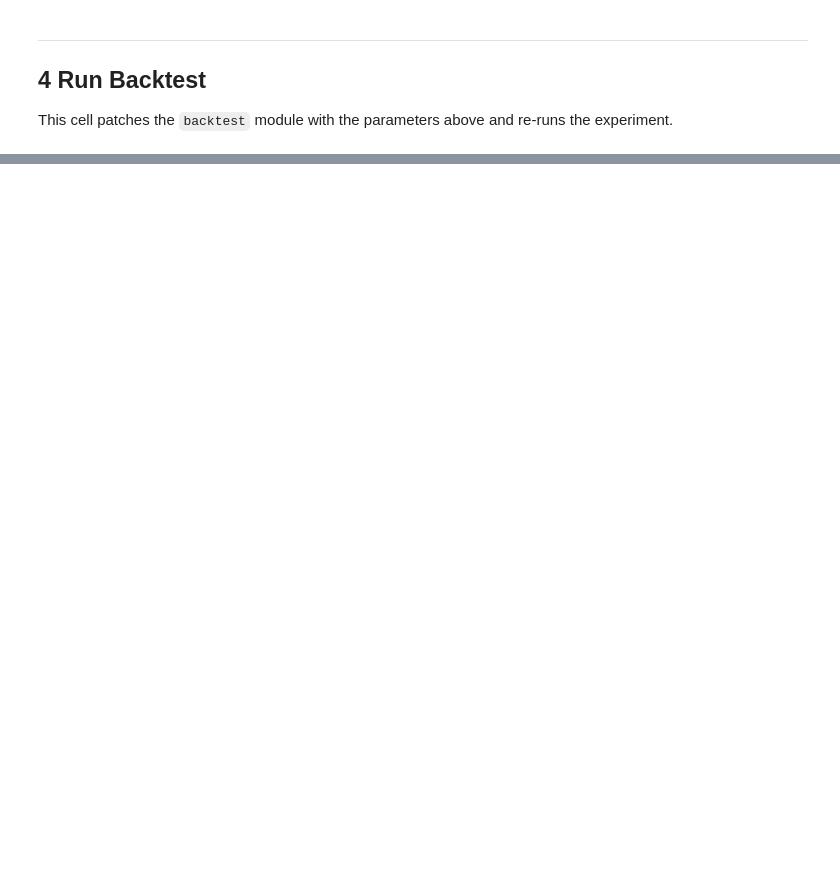
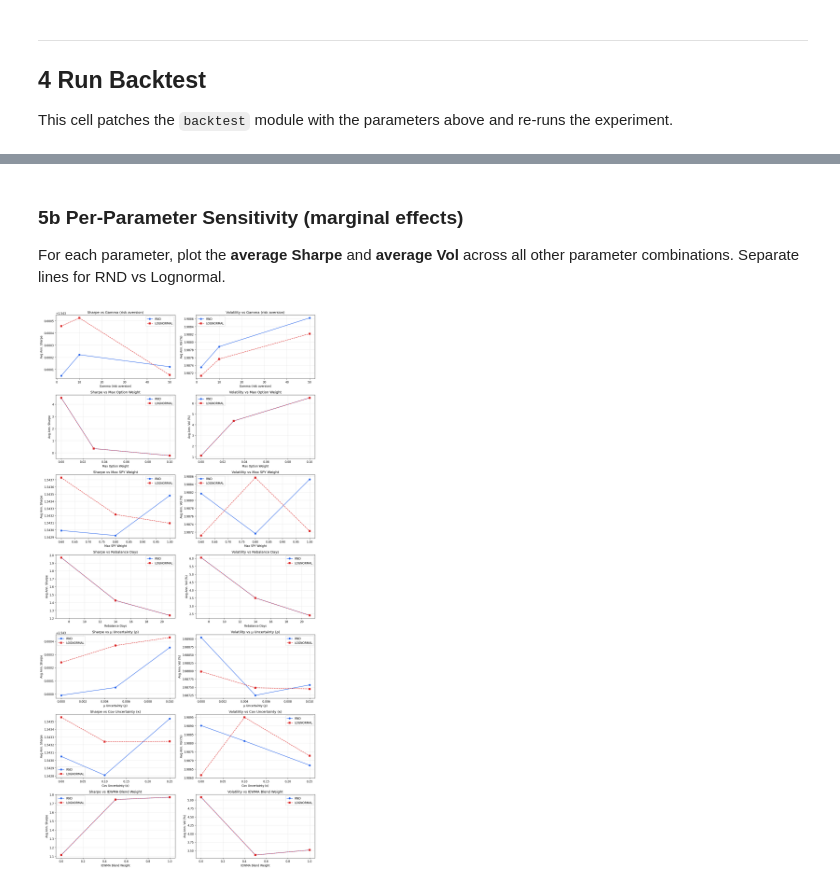
Before and after one commit to hshintree/cvx_options, a Jupyter notebook: demo.ipynb, the cells around one changed output, grey strips where cells are left out. Saved outputs shown, nothing was run; the diff lists cells and outputs as text; code cells hidden in the pictures; blank space fills up the shorter version.

```diff
--- a/demo.ipynb
+++ b/demo.ipynb
@@ -578,0 +643,41 @@ rebal_days=expiry  return=-9.34%  sharpe=-0.22  vol=4.52%
+# %% [markdown]
+### 5b  Per-Parameter Sensitivity (marginal effects)
+
+For each parameter, plot the **average Sharpe** and **average Vol** across all other
+parameter combinations. Separate lines for RND vs Lognormal.
+# %%
+params_info = [
+    ("gamma",           "Gamma (risk aversion)",       SWEEP_GAMMAS),
+    ("max_opt_wt",      "Max Option Weight",           SWEEP_MAX_OPT_WT),
+    ("max_spy_wt",      "Max SPY Weight",              SWEEP_MAX_SPY_WT),
+    ("rebal_days",      "Rebalance Days",              SWEEP_REBAL_DAYS),
+    ("mu_uncertainty",  "μ Uncertainty (ρ)",           SWEEP_MU_UNCERT),
+    ("cov_uncertainty", "Cov Uncertainty (κ)",         SWEEP_COV_UNCERT),
+    ("iewma_weight",    "IEWMA Blend Weight",          SWEEP_IEWMA_WT),
+]
+colors_dist = {"rnd": "#2563eb", "lognormal": "#dc2626"}
+
+fig, axes = plt.subplots(len(params_info), 2, figsize=(14, 4 * len(params_info)))
+
+for row, (col, label, vals) in enumerate(params_info):
+    for dist in SWEEP_DISTRIBUTIONS:
+        sub = sweep_df[sweep_df["distribution"] == dist]
+        grp = sub.groupby(col)[["sharpe", "ann_vol"]].mean().reindex(vals)
+        style = "o-" if dist == "rnd" else "s--"
+        axes[row, 0].plot(grp.index, grp["sharpe"], style, color=colors_dist[dist], label=dist.upper())
+        axes[row, 1].plot(grp.index, grp["ann_vol"] * 100, style, color=colors_dist[dist], label=dist.upper())
+
+    axes[row, 0].set_xlabel(label)
+    axes[row, 0].set_ylabel("Avg Ann. Sharpe")
+    axes[row, 0].set_title(f"Sharpe vs {label}")
+    axes[row, 0].legend()
+    axes[row, 1].set_xlabel(label)
+    axes[row, 1].set_ylabel("Avg Ann. Vol (%)")
+    axes[row, 1].set_title(f"Volatility vs {label}")
+    axes[row, 1].legend()
+
+plt.tight_layout()
+display(fig)
+plt.close(fig)
+# %% [output]
+[figure, added]
```
Also changed, not shown: parts of 26 cells of this notebook, 7 other files.
